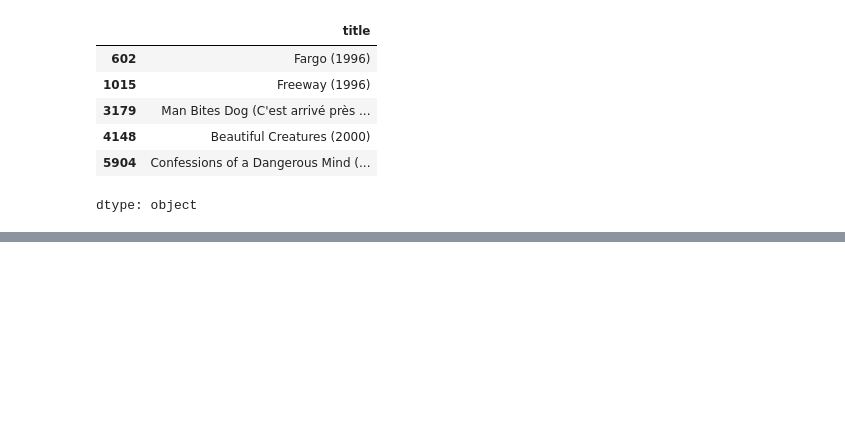
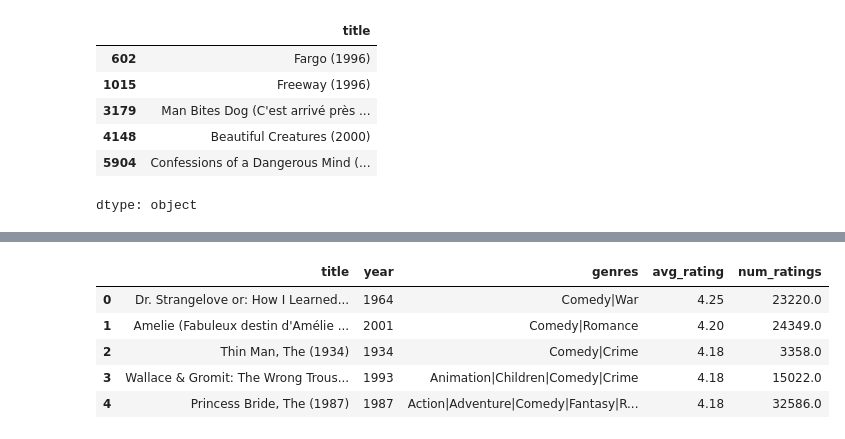
Before and after one commit to souhahamami-ship-it/Movie-Recommendation-System, a Jupyter notebook: Movie_Recommendation_.ipynb, the cells around one changed output, grey strips where cells are left out. Saved outputs shown, nothing was run; the diff lists cells and outputs as text; code cells hidden in the pictures; blank space fills up the shorter version.

```diff
--- a/Movie_Recommendation_.ipynb
+++ b/Movie_Recommendation_.ipynb
@@ -360,0 +399,9 @@ joblib.dump(tfidf_matrix, "tfidf_matrix.pkl")
+# %%
+top_by_genre_and_decade(['Comedy'], selected_decade=None)  # no decade filter
+# %% [output]
+|  | title | year | genres | avg_rating | num_ratings |
+| 0 | Dr. Strangelove or: How I Learned... | 1964 | Comedy|War | 4.25 | 23220.0 |
+| 1 | Amelie (Fabuleux destin d'Amélie ... | 2001 | Comedy|Romance | 4.20 | 24349.0 |
+| 2 | Thin Man, The (1934) | 1934 | Comedy|Crime | 4.18 | 3358.0 |
+| 3 | Wallace & Gromit: The Wrong Trous... | 1993 | Animation|Children|Comedy|Crime | 4.18 | 15022.0 |
+| 4 | Princess Bride, The (1987) | 1987 | Action|Adventure|Comedy|Fantasy|R... | 4.18 | 32586.0 |
```
Also changed, not shown: parts of 27 cells of this notebook, 3 other files.
